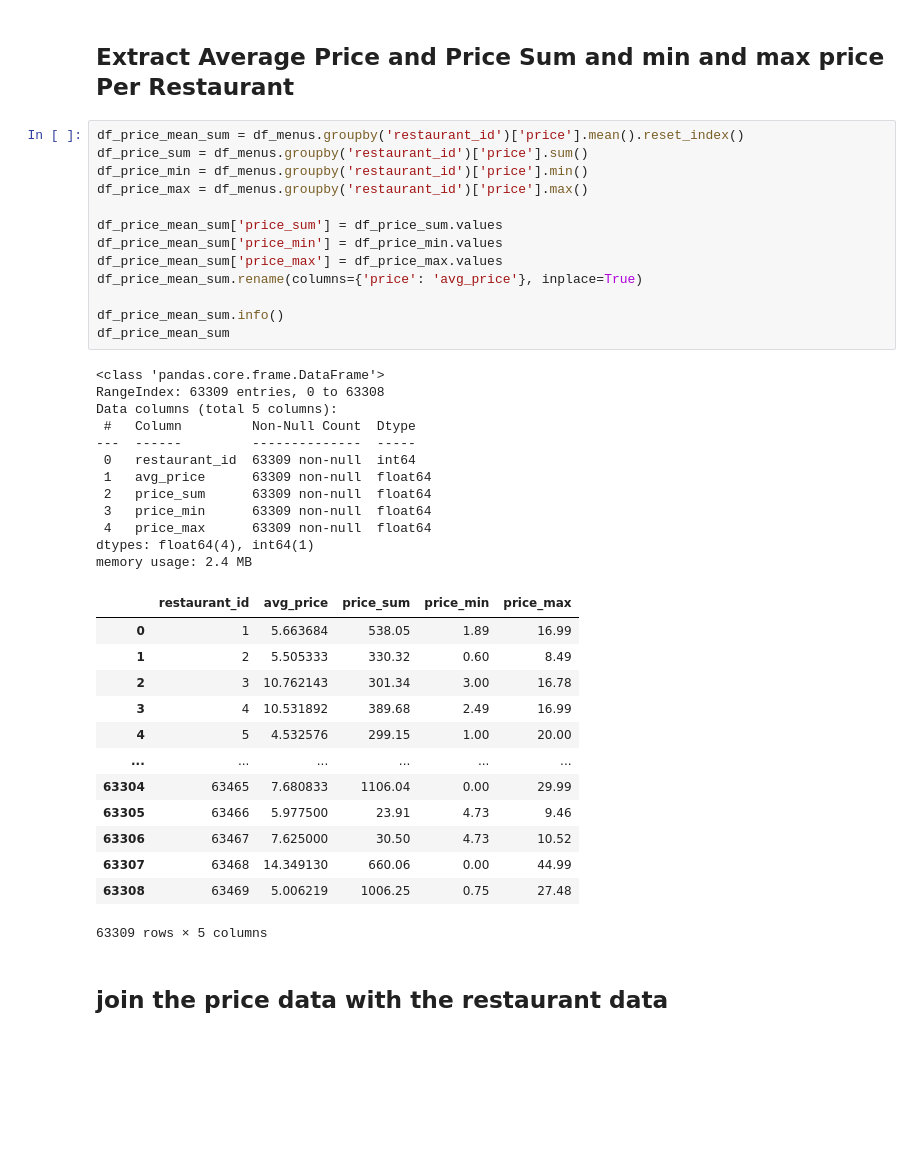
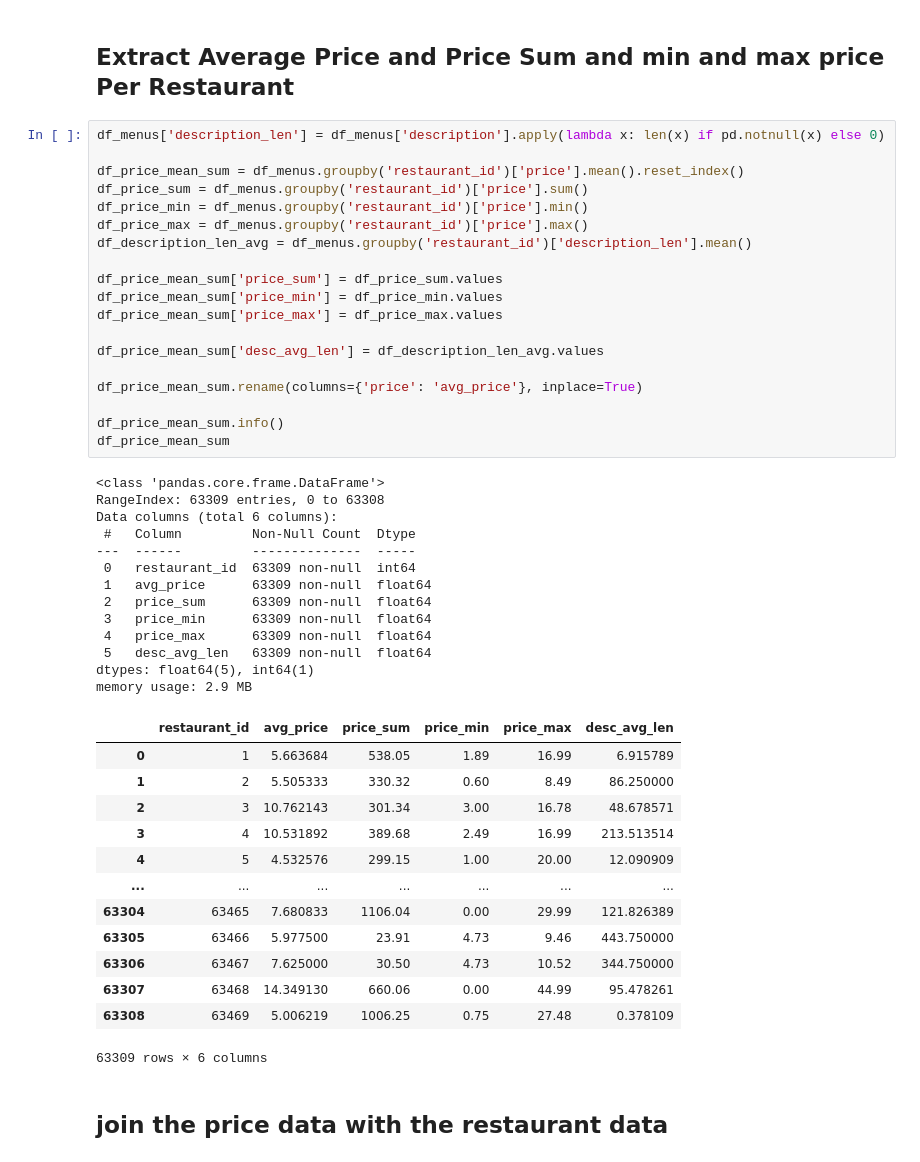
Before and after one commit to MostafaOsmanFathi/uber-eats-menu-analysis, a Jupyter notebook: preprocessing-handling-missing-values.ipynb, the cells around one changed output. Saved outputs shown, nothing was run; the diff lists cells and outputs as text; blank space fills up the shorter version.

```diff
--- a/preprocessing-handling-missing-values.ipynb
+++ b/preprocessing-handling-missing-values.ipynb
@@ -46,44 +46,51 @@ memory usage: 195.2+ MB
 # %% [markdown]
 ## Extract Average Price and Price Sum and min and max price Per Restaurant
 # %%
+df_menus['description_len'] = df_menus['description'].apply(lambda x: len(x) if pd.notnull(x) else 0)
+
 df_price_mean_sum = df_menus.groupby('restaurant_id')['price'].mean().reset_index()
 df_price_sum = df_menus.groupby('restaurant_id')['price'].sum()
 df_price_min = df_menus.groupby('restaurant_id')['price'].min()
 df_price_max = df_menus.groupby('restaurant_id')['price'].max()
+df_description_len_avg = df_menus.groupby('restaurant_id')['description_len'].mean()
 
 df_price_mean_sum['price_sum'] = df_price_sum.values
 df_price_mean_sum['price_min'] = df_price_min.values
 df_price_mean_sum['price_max'] = df_price_max.values
+
+df_price_mean_sum['desc_avg_len'] = df_description_len_avg.values
+
 df_price_mean_sum.rename(columns={'price': 'avg_price'}, inplace=True)
 
 df_price_mean_sum.info()
 df_price_mean_sum
 # %% [output]
 <class 'pandas.core.frame.DataFrame'>
 RangeIndex: 63309 entries, 0 to 63308
-Data columns (total 5 columns):
+Data columns (total 6 columns):
  #   Column         Non-Null Count  Dtype
 ---  ------         --------------  -----
  0   restaurant_id  63309 non-null  int64
  1   avg_price      63309 non-null  float64
  2   price_sum      63309 non-null  float64
  3   price_min      63309 non-null  float64
  4   price_max      63309 non-null  float64
-dtypes: float64(4), int64(1)
-memory usage: 2.4 MB
+ 5   desc_avg_len   63309 non-null  float64
+dtypes: float64(5), int64(1)
+memory usage: 2.9 MB
-|  | restaurant_id | avg_price | price_sum | price_min | price_max |
-| 0 | 1 | 5.663684 | 538.05 | 1.89 | 16.99 |
-| 1 | 2 | 5.505333 | 330.32 | 0.60 | 8.49 |
-| 2 | 3 | 10.762143 | 301.34 | 3.00 | 16.78 |
-| 3 | 4 | 10.531892 | 389.68 | 2.49 | 16.99 |
-| 4 | 5 | 4.532576 | 299.15 | 1.00 | 20.00 |
-| ... | ... | ... | ... | ... | ... |
-| 63304 | 63465 | 7.680833 | 1106.04 | 0.00 | 29.99 |
-| 63305 | 63466 | 5.977500 | 23.91 | 4.73 | 9.46 |
-| 63306 | 63467 | 7.625000 | 30.50 | 4.73 | 10.52 |
-| 63307 | 63468 | 14.349130 | 660.06 | 0.00 | 44.99 |
-| 63308 | 63469 | 5.006219 | 1006.25 | 0.75 | 27.48 |
+|  | restaurant_id | avg_price | price_sum | price_min | price_max | desc_avg_len |
+| 0 | 1 | 5.663684 | 538.05 | 1.89 | 16.99 | 6.915789 |
+| 1 | 2 | 5.505333 | 330.32 | 0.60 | 8.49 | 86.250000 |
+| 2 | 3 | 10.762143 | 301.34 | 3.00 | 16.78 | 48.678571 |
+| 3 | 4 | 10.531892 | 389.68 | 2.49 | 16.99 | 213.513514 |
+| 4 | 5 | 4.532576 | 299.15 | 1.00 | 20.00 | 12.090909 |
+| ... | ... | ... | ... | ... | ... | ... |
+| 63304 | 63465 | 7.680833 | 1106.04 | 0.00 | 29.99 | 121.826389 |
+| 63305 | 63466 | 5.977500 | 23.91 | 4.73 | 9.46 | 443.750000 |
+| 63306 | 63467 | 7.625000 | 30.50 | 4.73 | 10.52 | 344.750000 |
+| 63307 | 63468 | 14.349130 | 660.06 | 0.00 | 44.99 | 95.478261 |
+| 63308 | 63469 | 5.006219 | 1006.25 | 0.75 | 27.48 | 0.378109 |
-63309 rows × 5 columns
+63309 rows × 6 columns
 # %% [markdown]
 ## join the price data with the restaurant data
 # %%
```
Also changed, not shown: parts of 8 cells of this notebook, 2 other files.
